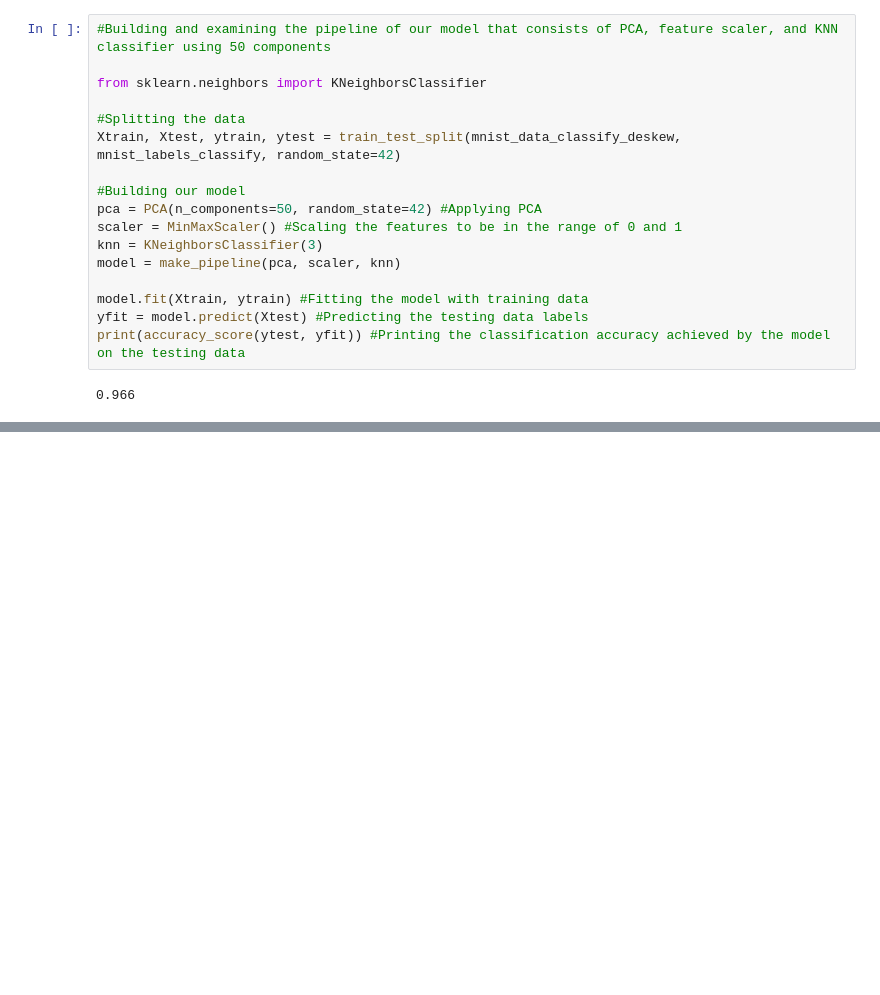
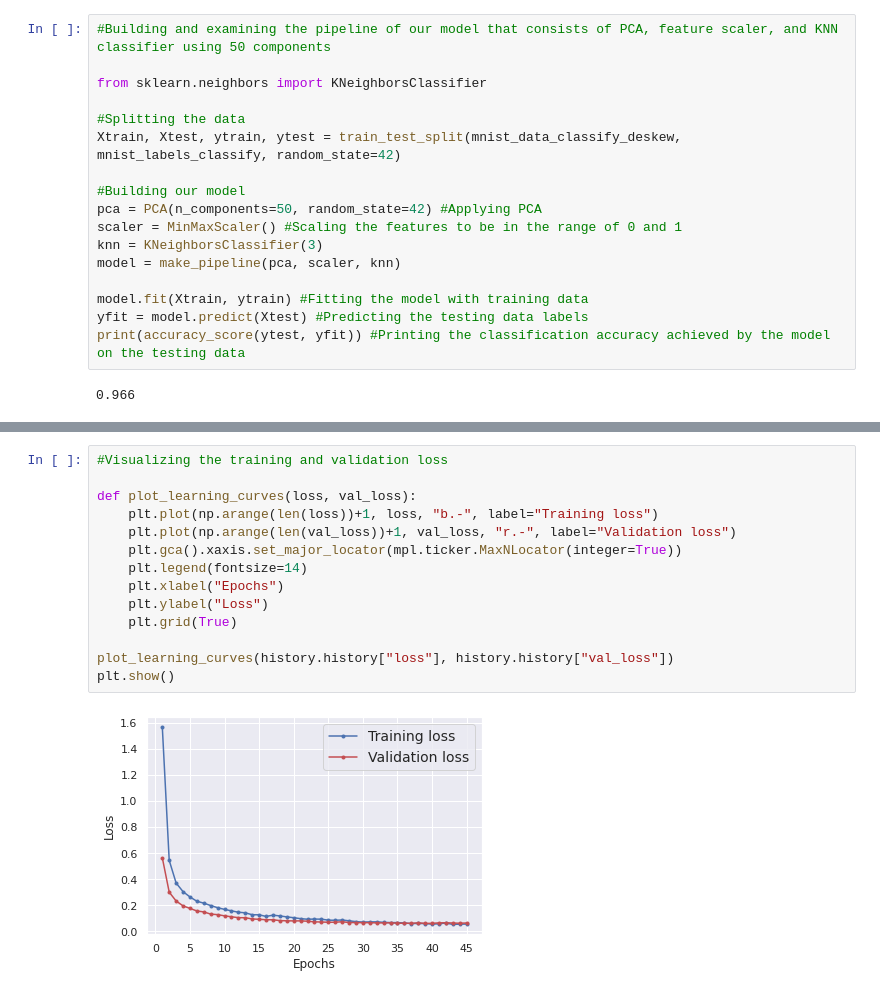
Before and after one commit to MaiGamalEl-Katatny/Educational-Material-Machine-Learning, a Jupyter notebook: Machine_Learning_Pipeline_MNIST_Dataset.ipynb, the cells around one changed output, grey strips where cells are left out. Saved outputs shown, nothing was run; the diff lists cells and outputs as text; blank space fills up the shorter version.

```diff
--- a/Machine_Learning_Pipeline_MNIST_Dataset.ipynb
+++ b/Machine_Learning_Pipeline_MNIST_Dataset.ipynb
@@ -738,0 +875,16 @@ print(accuracy_score(ytest, yfit)) #Printing the classification accuracy achieve
+# %%
+#Visualizing the training and validation loss
+
+def plot_learning_curves(loss, val_loss):
+    plt.plot(np.arange(len(loss))+1, loss, "b.-", label="Training loss")
+    plt.plot(np.arange(len(val_loss))+1, val_loss, "r.-", label="Validation loss")
+    plt.gca().xaxis.set_major_locator(mpl.ticker.MaxNLocator(integer=True))
+    plt.legend(fontsize=14)
+    plt.xlabel("Epochs")
+    plt.ylabel("Loss")
+    plt.grid(True)
+
+plot_learning_curves(history.history["loss"], history.history["val_loss"])
+plt.show()
+# %% [output]
+[figure, added]
```
Also changed, not shown: parts of 12 cells of this notebook.
